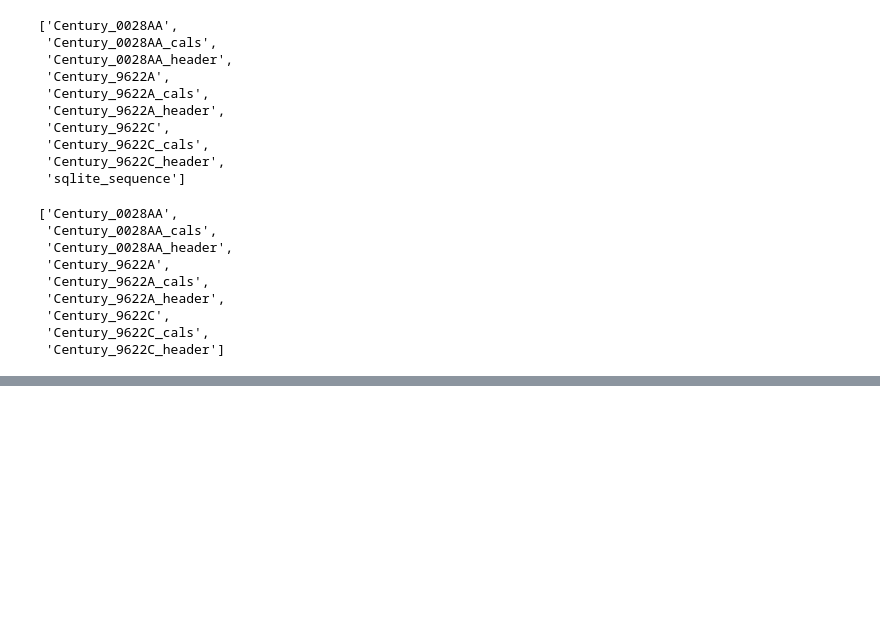
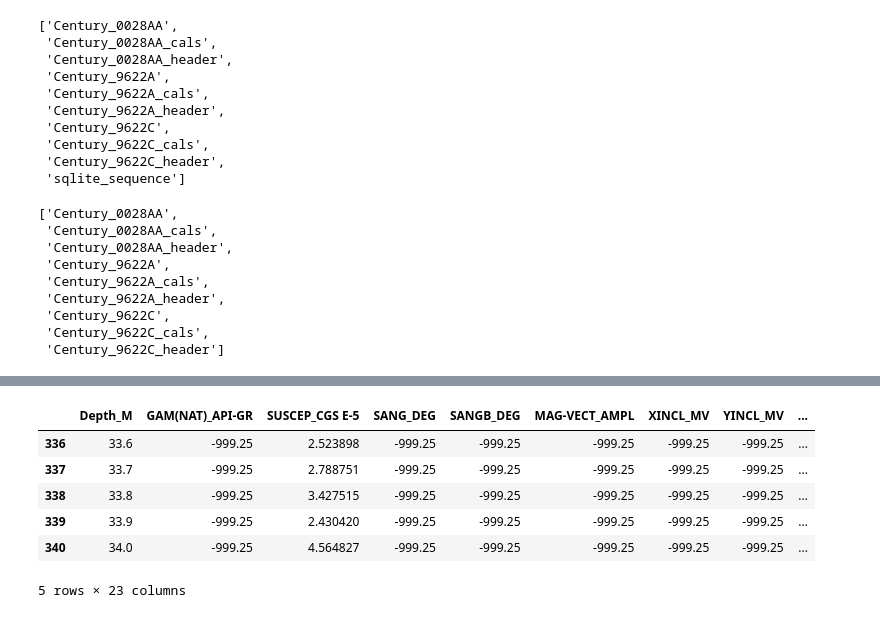
Before and after one commit to lcardsvr/Geophysical-Tool-Response-Project, a Jupyter notebook: GeoTool_Response_WIP.ipynb, the cells around one changed output, grey strips where cells are left out. Cells and saved outputs as stored; diff of their text form; code cells hidden in the pictures; blank space fills up the shorter version.

```diff
--- a/GeoTool_Response_WIP.ipynb
+++ b/GeoTool_Response_WIP.ipynb
@@ -521,0 +513,12 @@ tool_0028AA_df_01.head()
+# %%
+tool_9622A_df_01["Dataset"]="Cust_01"
+tool_9622A_cals_df_01["Dataset"]="Cust_01"
+tool_9622A_header_df_01["Dataset"]="Cust_01"
+
+tool_9622A_df_02["Dataset"]="Cust_02"
+tool_9622A_cals_df_02["Dataset"]="Cust_02"
+tool_9622A_header_df_02["Dataset"]="Cust_02"
+
+tool_9622A_df_03["Dataset"]="Cust_03"
+tool_9622A_cals_df_03["Dataset"]="Cust_03"
+tool_9622A_header_df_03["Dataset"]="Cust_03"
@@ -521,0 +552,12 @@ tool_0028AA_df_01.head()
+# %%
+tool_9622A_frames = [tool_9622A_df_01,tool_9622A_df_02,tool_9622A_df_03]
+tool_9622A_df = pd.concat(tool_9622A_frames)
+tool_9622A_df.to_csv("Output_data/tool_9622A_df.csv")
+
+tool_9622A_cals_frames = [tool_9622A_cals_df_01,tool_9622A_cals_df_02,tool_9622A_cals_df_03]
+tool_9622A_cals_df = pd.concat(tool_9622A_cals_frames)
+tool_9622A_cals_df.to_csv("Output_data/tool_9622A_cals_df.csv")
+
+tool_9622A_header_df_frames = [tool_9622A_header_df_01,tool_9622A_header_df_02,tool_9622A_header_df_03]
+tool_9622A_header_df = pd.concat(tool_9622A_header_df_frames)
+tool_9622A_header_df.to_csv("Output_data/tool_9622A_header_df.csv")
@@ -521,0 +595,10 @@ tool_0028AA_df_01.head()
+# %%
+tool_9622A_df.tail()
+# %% [output]
+|  | Depth_M | GAM(NAT)_API-GR | SUSCEP_CGS E-5 | SANG_DEG | SANGB_DEG | MAG-VECT_AMPL | XINCL_MV | YINCL_MV | ... |
+| 336 | 33.6 | -999.25 | 2.523898 | -999.25 | -999.25 | -999.25 | -999.25 | -999.25 | ... |
+| 337 | 33.7 | -999.25 | 2.788751 | -999.25 | -999.25 | -999.25 | -999.25 | -999.25 | ... |
+| 338 | 33.8 | -999.25 | 3.427515 | -999.25 | -999.25 | -999.25 | -999.25 | -999.25 | ... |
+| 339 | 33.9 | -999.25 | 2.430420 | -999.25 | -999.25 | -999.25 | -999.25 | -999.25 | ... |
+| 340 | 34.0 | -999.25 | 4.564827 | -999.25 | -999.25 | -999.25 | -999.25 | -999.25 | ... |
+5 rows × 23 columns
```
Also changed, not shown: parts of 8 cells of this notebook.
